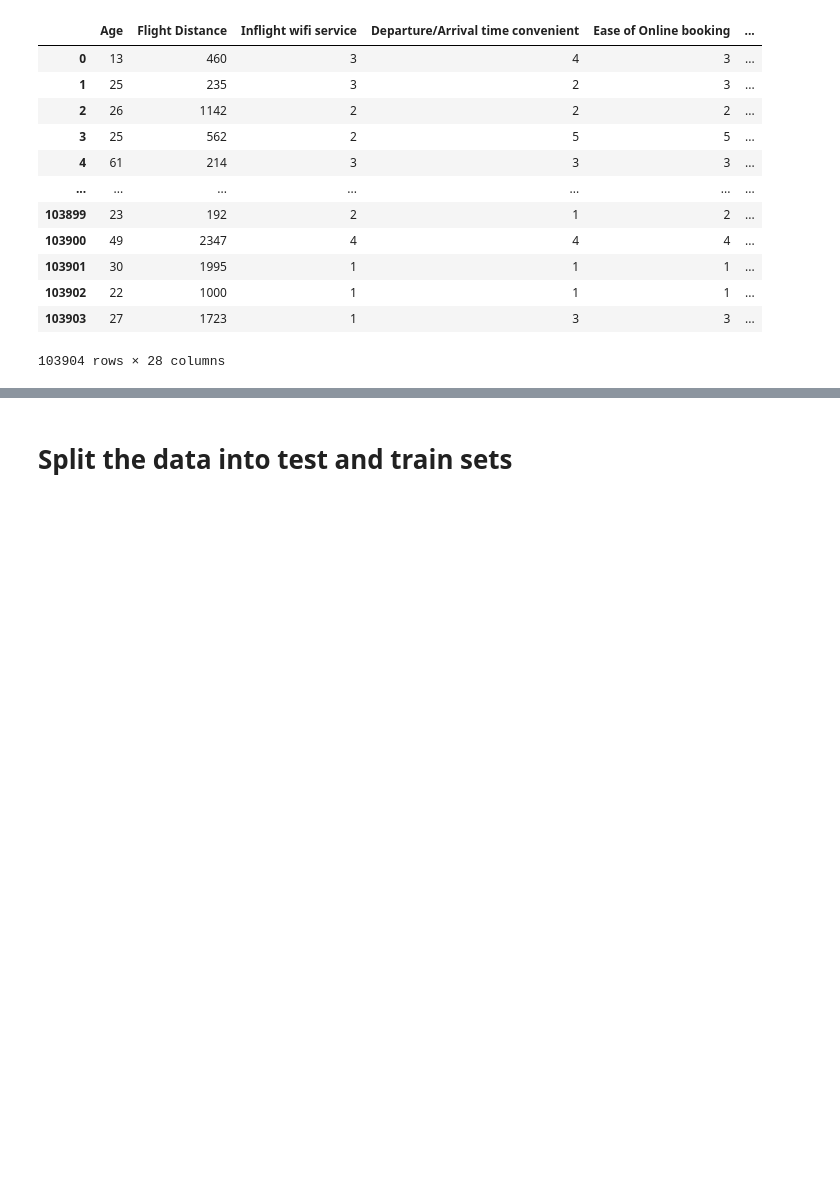
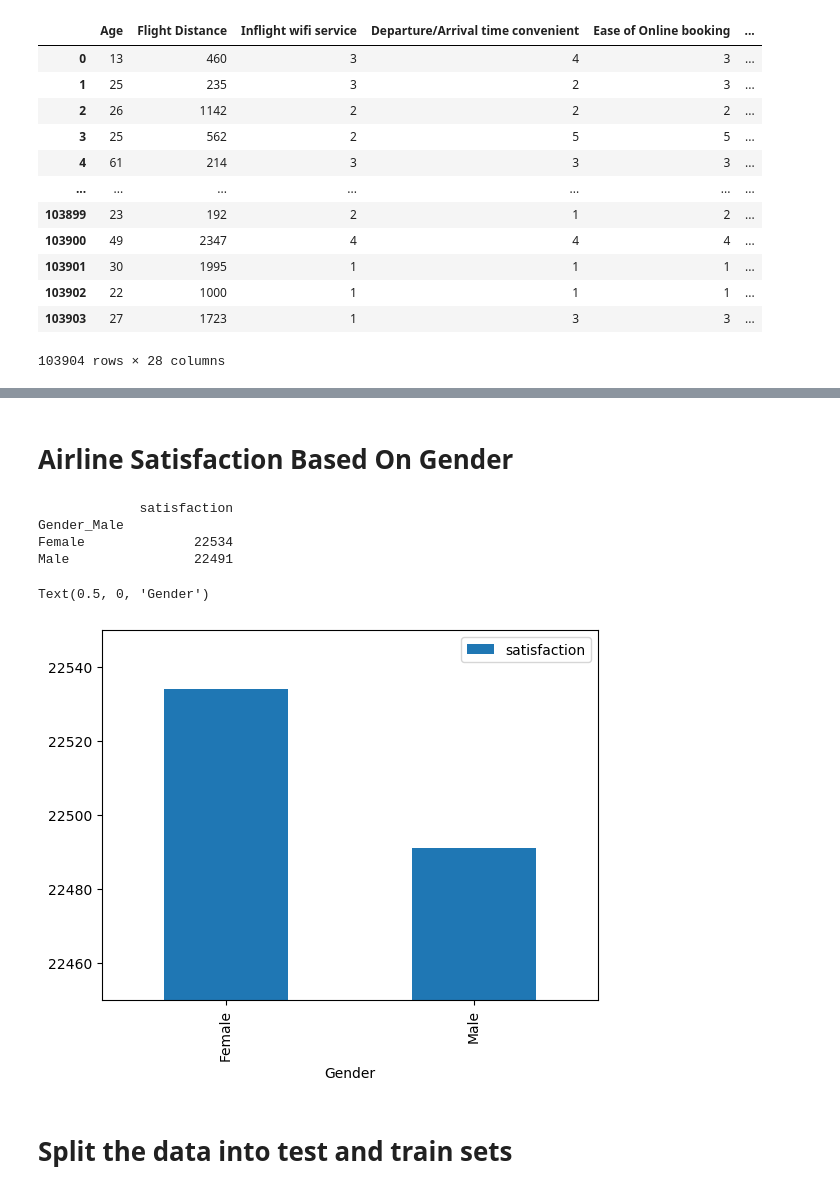
Before and after one commit to zjustus/Airline-Passenger-Satisfaction, a Jupyter notebook: main.ipynb, the cells around one changed output, grey strips where cells are left out. Saved outputs shown, nothing was run; the diff lists cells and outputs as text; code cells hidden in the pictures; blank space fills up the shorter version.

```diff
--- a/main.ipynb
+++ b/main.ipynb
@@ -118,3 +121,23 @@ plt.show()
+# %% [markdown]
+# Airline Satisfaction Based On Gender
+# %%
+#Bar chart displaying Airline Satisfaction based on gender
+male= trainSet_transformed['Gender_Male']
+gender_groups = pd.cut(male, bins=[-1,0,1], labels=['Female', 'Male'])
+gender_grouped = trainSet_transformed.groupby(gender_groups)['satisfaction']
+gender_grouped=gender_grouped.agg(['sum'])
+gender_grouped.columns=['satisfaction']
+print(gender_grouped)
+gender_grouped.plot.bar()
+plt.ylim(22450,22550)
+plt.xlabel("Gender")
+# %% [output]
+             satisfaction
+Gender_Male
+Female              22534
+Male                22491
+Text(0.5, 0, 'Gender')
+[figure, added]
 # %%
  #trainSet_transformed.plot.scatter(x="satisfaction", y="Age", s = 100)
  #trainSet_transformed.plot.scatter(x="satisfaction", y="Flight Distance",)
```
Also changed, not shown: parts of 3 cells of this notebook.
